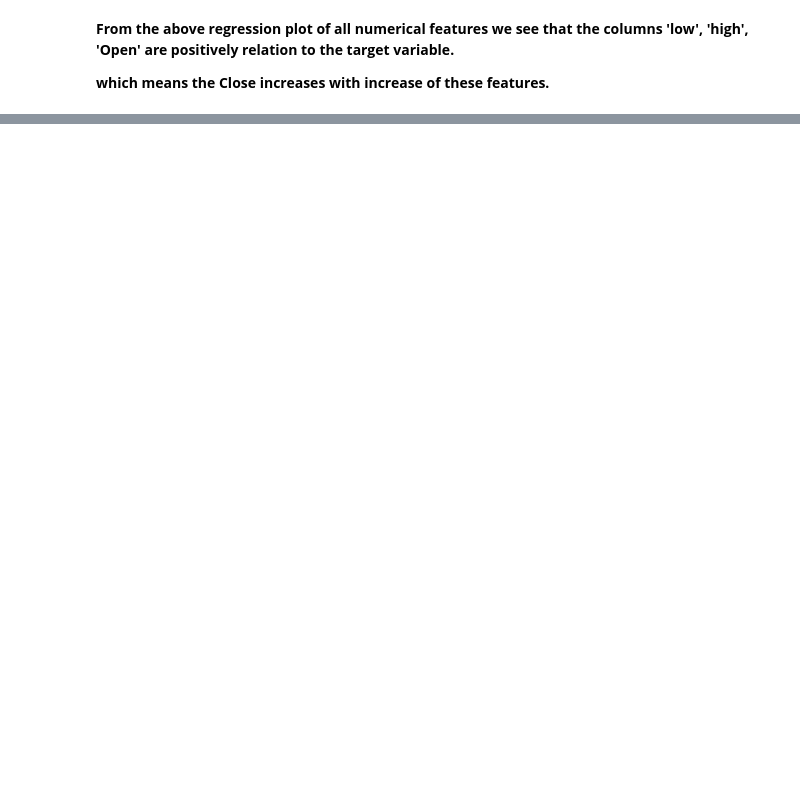
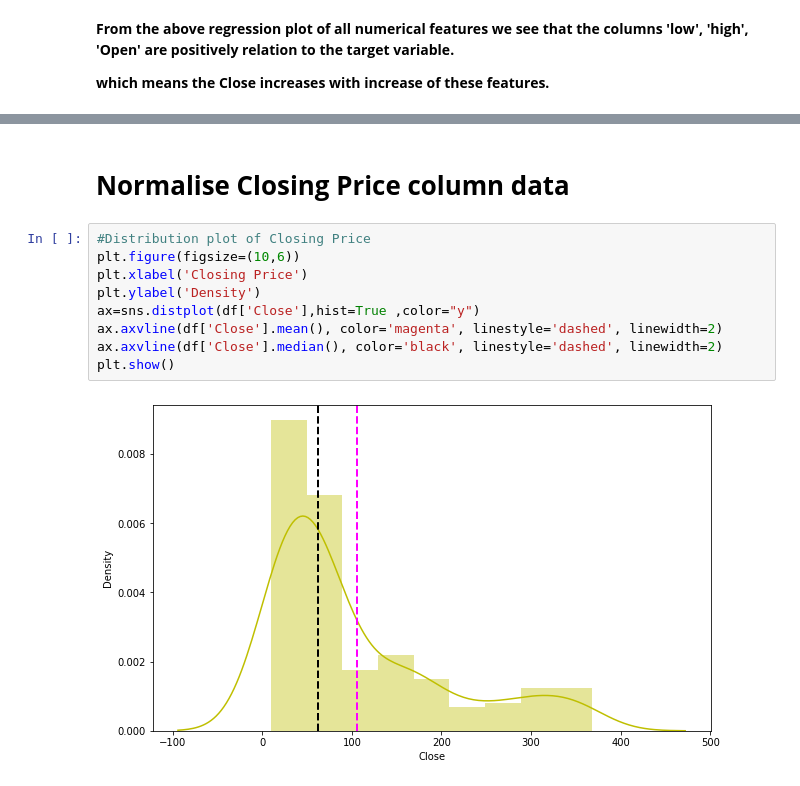
Before and after one commit to niteshgajakosh/yes-Bank-Stock-Closing_Price_Prediction, a Jupyter notebook: Yes_Bank_Stock_Closing_Price_Prediction.ipynb, the cells around one changed output, grey strips where cells are left out. Cells and saved outputs as stored; diff of their text form; blank space fills up the shorter version.

```diff
--- a/Yes_Bank_Stock_Closing_Price_Prediction.ipynb
+++ b/Yes_Bank_Stock_Closing_Price_Prediction.ipynb
@@ -388,0 +389,13 @@ for col in numerical_features:
+# %% [markdown]
+# **Normalise Closing Price column data**
+# %%
+#Distribution plot of Closing Price
+plt.figure(figsize=(10,6))
+plt.xlabel('Closing Price')
+plt.ylabel('Density')
+ax=sns.distplot(df['Close'],hist=True ,color="y")
+ax.axvline(df['Close'].mean(), color='magenta', linestyle='dashed', linewidth=2)
+ax.axvline(df['Close'].median(), color='black', linestyle='dashed', linewidth=2)
+plt.show()
+# %% [output]
+[figure, added]
```
Also changed, not shown: parts of 36 cells of this notebook.
